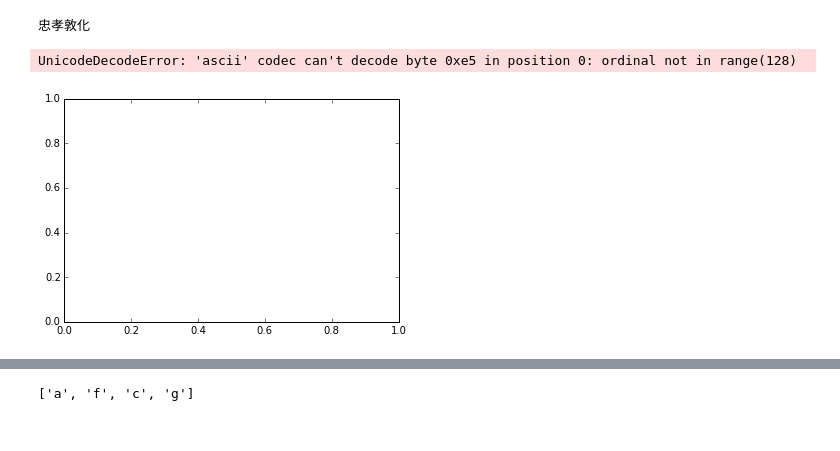
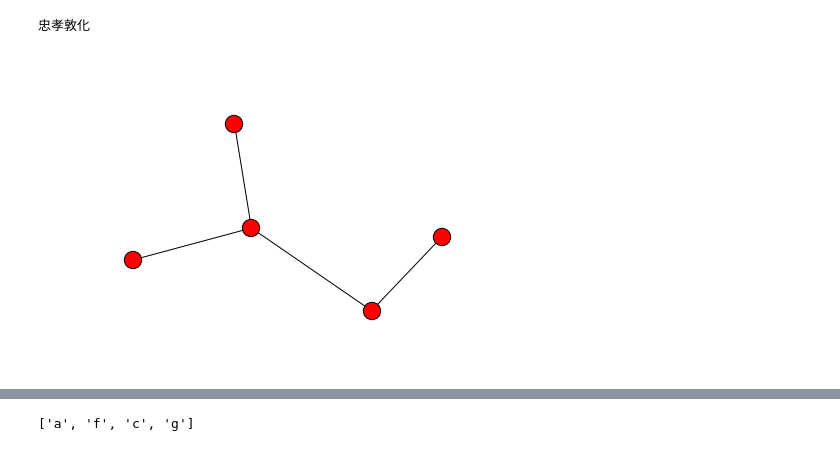
Before and after one commit to bcc2xp/geomining, a Jupyter notebook: 20151015_Tutorial.ipynb, the cells around one changed output, grey strips where cells are left out. Cells and saved outputs as stored; diff of their text form; code cells hidden in the pictures.

```diff
--- a/20151015_Tutorial.ipynb
+++ b/20151015_Tutorial.ipynb
@@ -175,11 +166,10 @@ print [node for node, connectionCount in nx.degree(graph).iteritems() if connect
 # %% [output]
 忠孝敦化
 # %%
-labels=nx.draw_networkx_labels(graph,pos=nx.spring_layout(graph))
+#labels=nx.draw_networkx_labels(graph,pos=nx.spring_layout(graph))
 nx.draw(graph)
 # %% [output]
-UnicodeDecodeError: 'ascii' codec can't decode byte 0xe5 in position 0: ordinal not in range(128)
-[figure, old version]
+[figure, new version]
 # %%
 import networkx as nx
 
```
Also changed, not shown: parts of 14 cells of this notebook.
